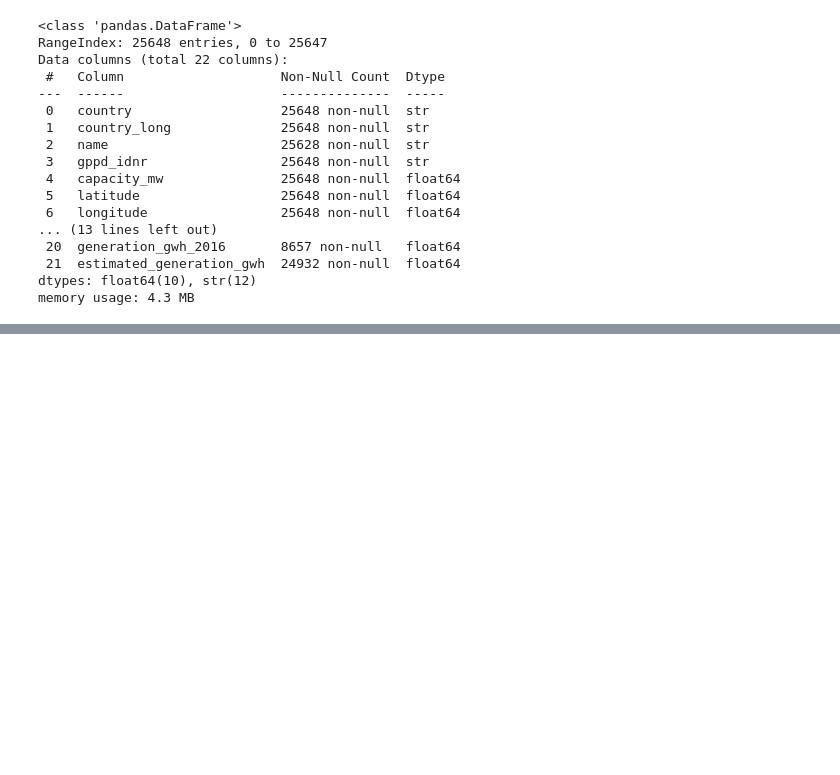
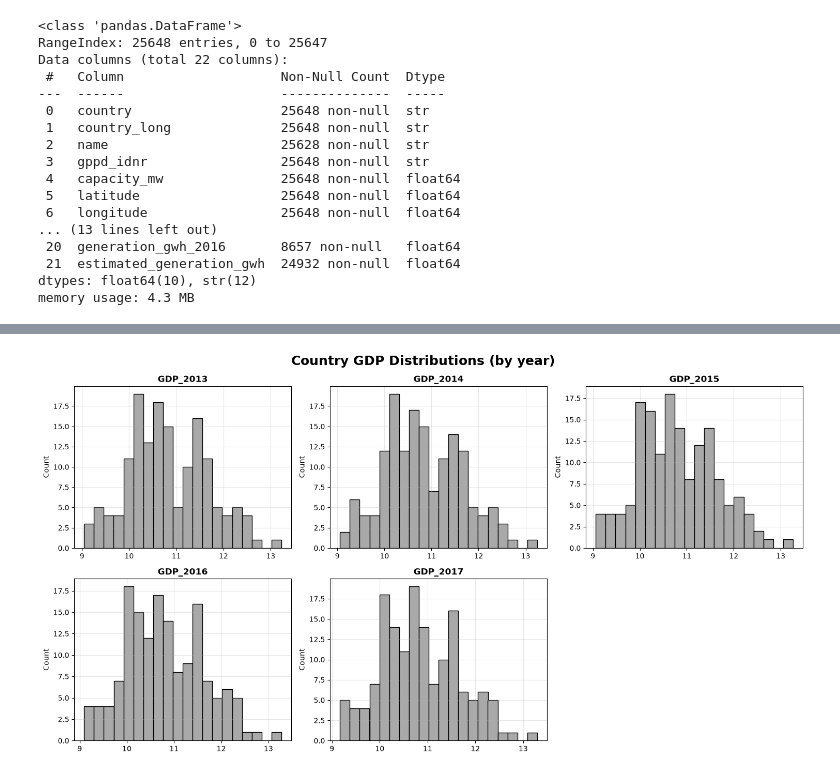
Before and after one commit to EliyaL/Intro-to-Geospatial-Data-Science-Final-Assignment, a Jupyter notebook: FinalExam_318163748.ipynb, the cells around one changed output, grey strips where cells are left out. Saved outputs shown, nothing was run; the diff lists cells and outputs as text; code cells hidden in the pictures; blank space fills up the shorter version.

```diff
--- a/FinalExam_318163748.ipynb
+++ b/FinalExam_318163748.ipynb
@@ -110,0 +260,59 @@ power_plants['owner'].nunique()
+# %%
+# Plot GDP distributions
+# Grid size
+n_cols = 3
+n_rows = int(np.ceil(len(gdp_cols) / n_cols)) # Dynamic rows based on facet number
+
+# Define figure settings
+fig, axes = plt.subplots(
+    n_rows,
+    n_cols,
+    figsize=(5 * n_cols, 4 * n_rows) # Dynamic figure size based on facet number
+)
+axes = axes.flatten()
+
+# Plot all GDP distributions
+for ax, col in zip(axes, gdp_cols):
+
+    data = power_plants[col].dropna().drop_duplicates() # Remove missing values and duplicates (if exist)
+
+    # Log-transform GDP values
+    log_data = np.log10(data[data > 0]) # GDP tend to be highly skewed, therefore we apply log transform
+
+    # Plot histogram
+    ax.hist(
+        log_data,
+        bins=20,
+        edgecolor='black',
+        color='darkgrey'
+    )
+
+    # Design sub-plot labels
+    ax.set_title(col, fontweight='bold')
+    ax.set_ylabel('Count')
+    ax.set_xlabel('')
+    ax.grid(alpha=0.3)
+
+# Remove unused axes
+for ax in axes[len(gdp_cols):]:
+    fig.delaxes(ax)
+
+# Add general title
+fig.suptitle(
+    'Country GDP Distributions (by year)',
+    fontsize=18,
+    fontweight='bold'
+)
+
+# Save plot to outputs folder
+plt.savefig(
+    os.path.join(output_path, r'plots\Country GDP distributions.png'), # Path for saved plot
+    dpi=150,   # Required resolution in assignemnt
+    bbox_inches='tight'
+)
+
+# Present plot
+plt.tight_layout()
+plt.show()
+# %% [output]
+[figure, added]
```
Also changed, not shown: parts of 43 cells of this notebook.
